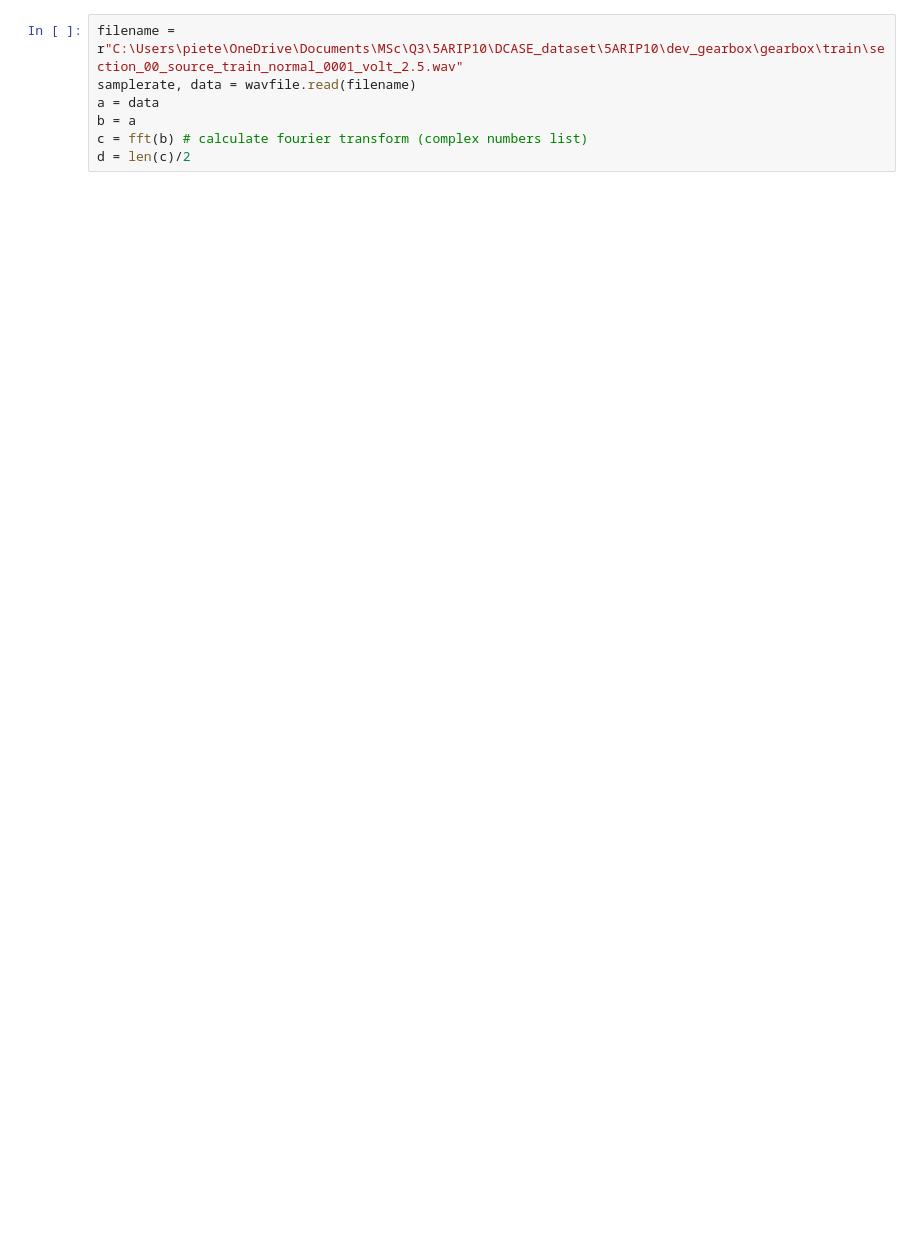
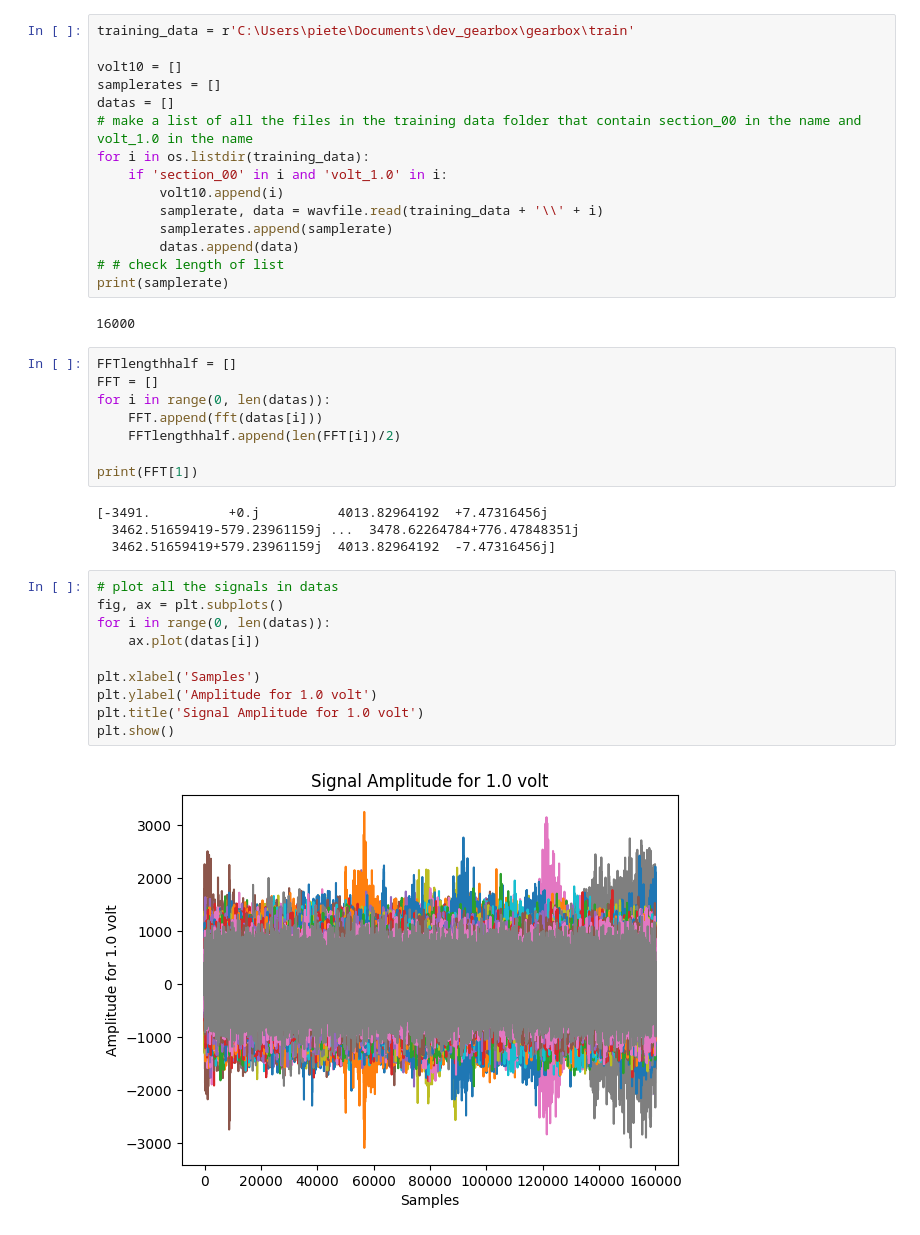
Before and after one commit to FlyingFish760/5ARIP10, a Jupyter notebook: FastFourierTransform.ipynb, the cells around one changed output. Drawn from its saved outputs; the diff is of its cells as text; blank space fills up the shorter version.

```diff
--- a/FastFourierTransform.ipynb
+++ b/FastFourierTransform.ipynb
@@ -9,7 +10,41 @@ from pylab import *
-# %%
-filename = r"C:\Users\piete\OneDrive\Documents\MSc\Q3\5ARIP10\DCASE_dataset\5ARIP10\dev_gearbox\gearbox\train\section_00_source_train_normal_0001_volt_2.5.wav"
-samplerate, data = wavfile.read(filename)
-a = data
-b = a
-c = fft(b) # calculate fourier transform (complex numbers list)
-d = len(c)/2
+# %%
+training_data = r'C:\Users\piete\Documents\dev_gearbox\gearbox\train'
+
+volt10 = []
+samplerates = []
+datas = []
+# make a list of all the files in the training data folder that contain section_00 in the name and volt_1.0 in the name
+for i in os.listdir(training_data):
+    if 'section_00' in i and 'volt_1.0' in i:
+        volt10.append(i)
+        samplerate, data = wavfile.read(training_data + '\\' + i)
+        samplerates.append(samplerate)
+        datas.append(data)
+# # check length of list
+print(samplerate)
+# %% [output]
+16000
+# %%
+FFTlengthhalf = []
+FFT = []
+for i in range(0, len(datas)):
+    FFT.append(fft(datas[i]))
+    FFTlengthhalf.append(len(FFT[i])/2)
+
+print(FFT[1])
+# %% [output]
+[-3491.          +0.j          4013.82964192  +7.47316456j
+  3462.51659419-579.23961159j ...  3478.62264784+776.47848351j
+  3462.51659419+579.23961159j  4013.82964192  -7.47316456j]
+# %%
+# plot all the signals in datas
+fig, ax = plt.subplots()
+for i in range(0, len(datas)):
+    ax.plot(datas[i])
+
+plt.xlabel('Samples')
+plt.ylabel('Amplitude for 1.0 volt')
+plt.title('Signal Amplitude for 1.0 volt')
+plt.show()
+# %% [output]
+[figure, added]
```
Also changed, not shown: parts of 4 cells of this notebook.
